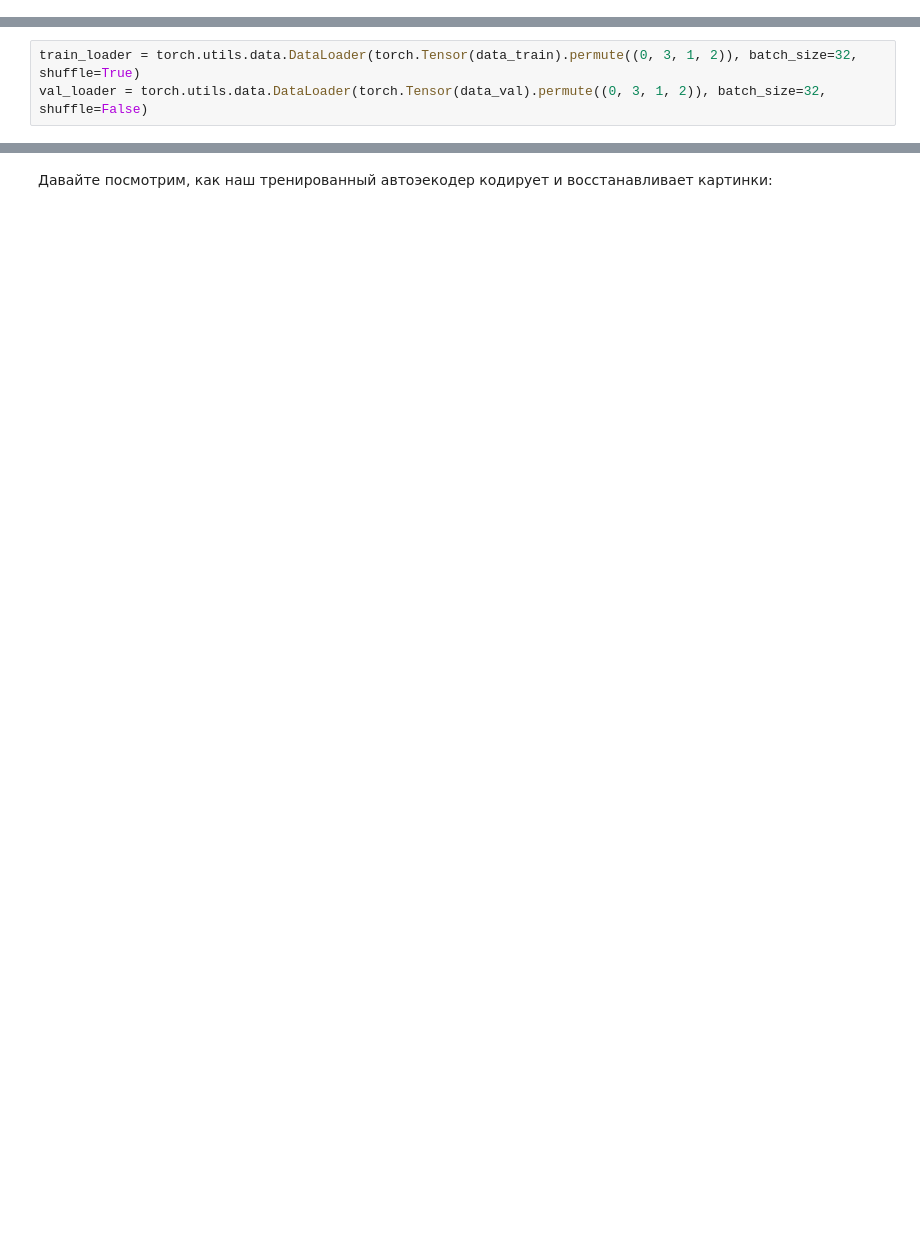
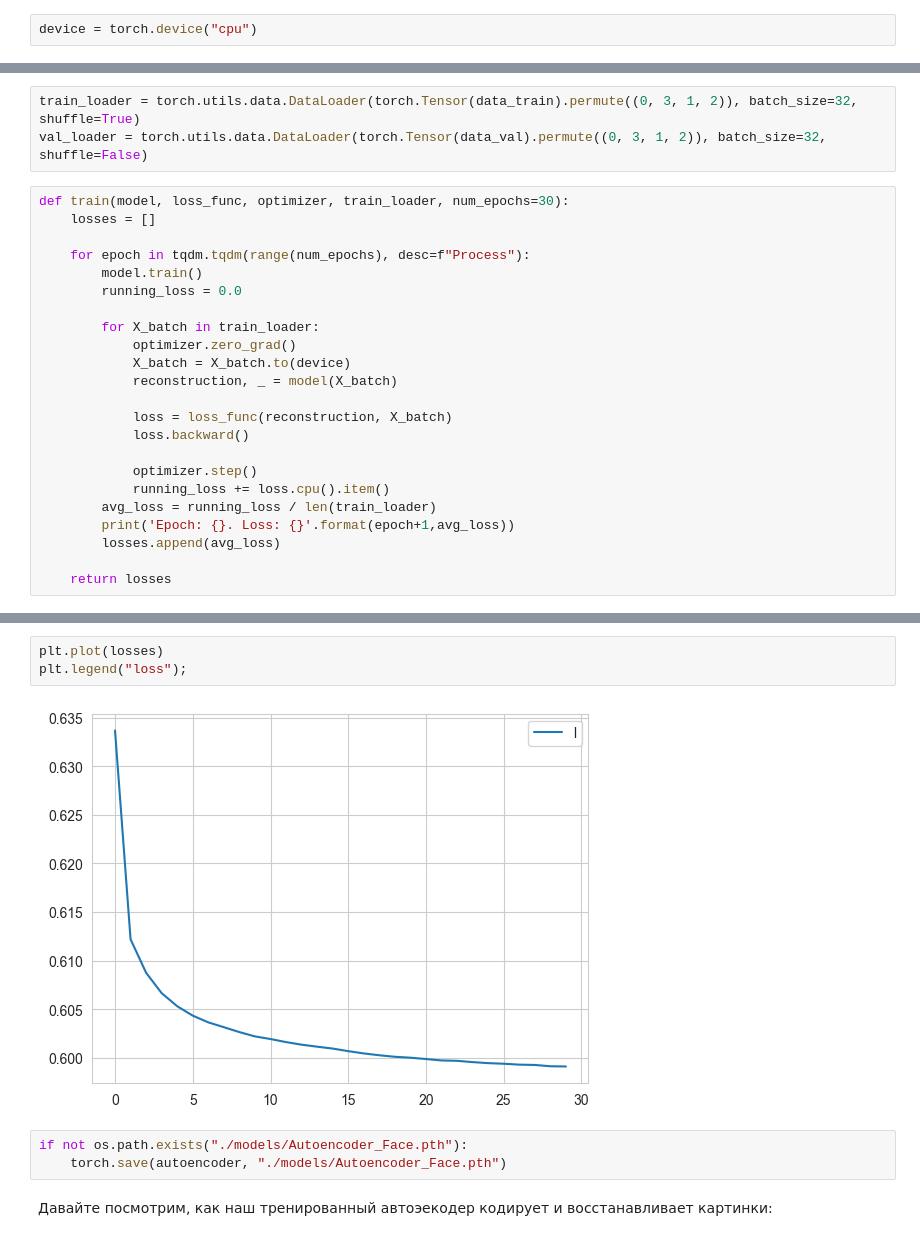
Before and after one commit to almos05/DLS, a Jupyter notebook: [homework]autoencoders.ipynb, the cells around one changed output, grey strips where cells are left out. Saved outputs shown, nothing was run; the diff lists cells and outputs as text; blank space fills up the shorter version.

Commit message:
add model - autoencoder

```diff
--- a/[homework]autoencoders.ipynb
+++ b/[homework]autoencoders.ipynb
@@ -37,3 +32,5 @@ cpu
+# %%
+device = torch.device("cpu")
 # %%
 def fetch_dataset(attrs_name = "lfw_attributes.txt",
                       images_name = "lfw-deepfunneled",
@@ -244,6 +222,29 @@ def train(model, loss_func, optimizer, train_loader, num_epochs=20):
 # %%
 train_loader = torch.utils.data.DataLoader(torch.Tensor(data_train).permute((0, 3, 1, 2)), batch_size=32, shuffle=True)
 val_loader = torch.utils.data.DataLoader(torch.Tensor(data_val).permute((0, 3, 1, 2)), batch_size=32, shuffle=False)
+# %%
+def train(model, loss_func, optimizer, train_loader, num_epochs=30):
+    losses = []
+
+    for epoch in tqdm.tqdm(range(num_epochs), desc=f"Process"):
+        model.train()
+        running_loss = 0.0
+
+        for X_batch in train_loader:
+            optimizer.zero_grad()
+            X_batch = X_batch.to(device)
+            reconstruction, _ = model(X_batch)
+
+            loss = loss_func(reconstruction, X_batch)
+            loss.backward()
+
+            optimizer.step()
+            running_loss += loss.cpu().item()
+        avg_loss = running_loss / len(train_loader)
+        print('Epoch: {}. Loss: {}'.format(epoch+1,avg_loss))
+        losses.append(avg_loss)
+
+    return losses
 # %%
 losses = train(autoencoder, criterion, optimizer, train_loader)
 # %% [output]
@@ -259,2 +264,10 @@ KeyboardInterrupt:
+# %%
+plt.plot(losses)
+plt.legend("loss");
+# %% [output]
+[figure, added]
+# %%
+if not os.path.exists("./models/Autoencoder_Face.pth"):
+    torch.save(autoencoder, "./models/Autoencoder_Face.pth")
 # %% [markdown]
 Давайте посмотрим, как наш тренированный автоэекодер кодирует и восстанавливает картинки:
```
Also changed, not shown: parts of 9 cells of this notebook, 1 other file.
